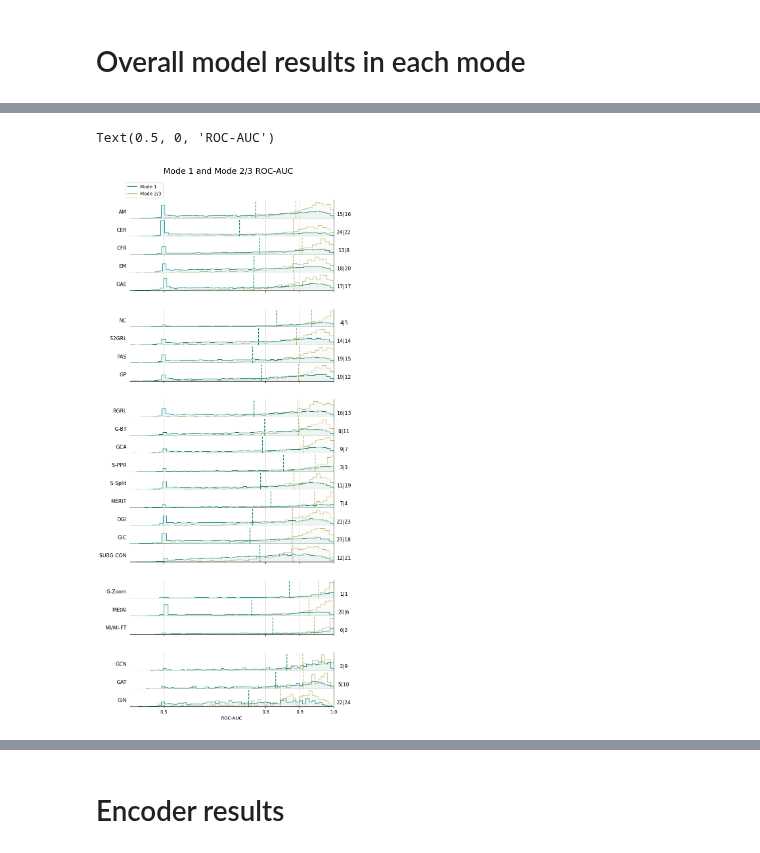
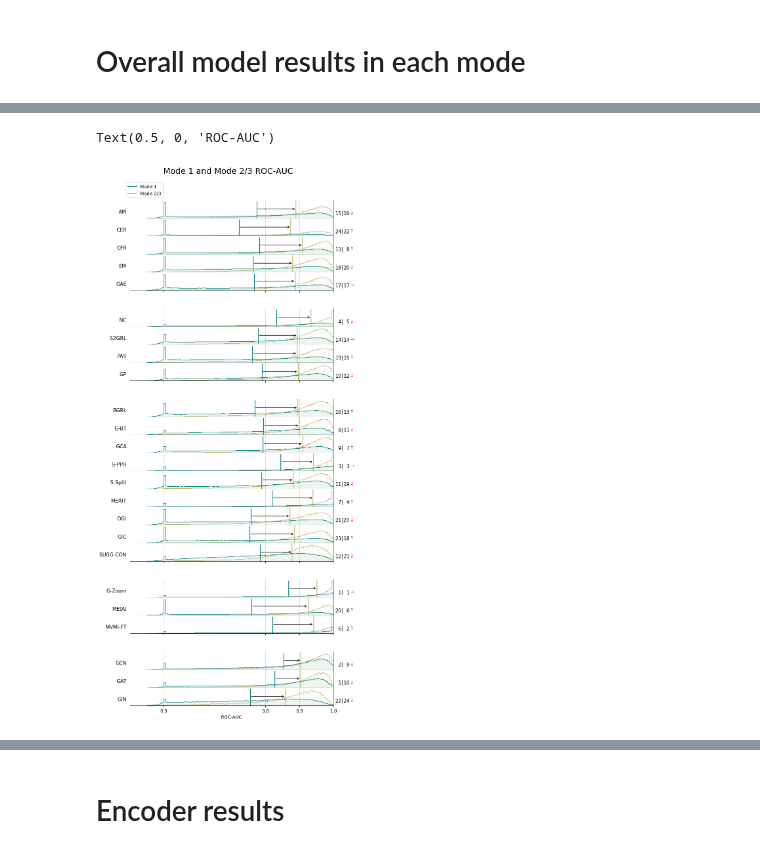
Before and after one commit to ITU-Thesis/graphworld, a Jupyter notebook: evaluation/global_analysis.ipynb, the cells around one changed output, grey strips where cells are left out. Drawn from its saved outputs; the diff is of its cells as text; code cells hidden in the pictures.

```diff
--- a/evaluation/global_analysis.ipynb
+++ b/evaluation/global_analysis.ipynb
@@ -139,11 +119,11 @@ def plot_histogram(model_data, model,bins, fig, ax):
     ax.spines['left'].set_visible(False)
     fig.add_subplot(ax)
 # %%
-df = all_models_df.sample(150_000)
+df = all_models_df
 color_palette = { 'Mode 1': 'darkkhaki', 'Mode 2/3': 'teal' }
 
 models_with_positions = GENERATION_ALL + AUXILIARY_ALL + CONTRAST_ALL + HYBRID_ALL + BASELINES
-bins = np.linspace(0.45, 1.0, num=80)
+bins = np.linspace(0.45, 1.0, num=100)
 n_rows = len(models_with_positions) + 4
 
 fig = plt.figure(figsize=(8, 20))
@@ -169,50 +149,94 @@ for models_in_category in [GENERATION_ALL, AUXILIARY_ALL, CONTRAST_ALL, HYBRID_A
         sns.histplot(model_data, x=TEST_METRIC, hue='Experiment',
                      stat='percent', common_norm=False,
                      element='step', fill=True,
-                     alpha=0.05, bins=60,
+                     alpha=0.05, bins=bins,
                      palette=color_map,
                      ax=ax)
 
         means = model_data.groupby('Experiment')[TEST_METRIC].mean()
         maxs = model_data.groupby('Experiment')[TEST_METRIC].max()
 
-        ax.plot([means.loc['Mode 1']] * 2, [0, ax.get_ylim()[1]], color=color_map['Mode 1'], linestyle='--', zorder=0)
-        ax.plot([means.loc['Mode 2/3']] * 2, [0, ax.get_ylim()[1]], color=color_map['Mode 2/3'], linestyle='--', zorder=0)
+        # Dashed line for the mean
+        # ax.plot([means.loc['Mode 1']] * 2, [0, ax.get_ylim()[1]], color=color_map['Mode 1'], linestyle='--', zorder=0)
+        # ax.plot([means.loc['Mode 2/3']] * 2, [0, ax.get_ylim()[1]], color=color_map['Mode 2/3'], linestyle='--', zorder=0)
+
+        # Non dashed line for the mean
+        ax.plot([means.loc['Mode 1']] * 2, [0, ax.get_ylim()[1]], color=color_map['Mode 1'], zorder=0)
+        ax.plot([means.loc['Mode 2/3']] * 2, [0, ax.get_ylim()[1]], color=color_map['Mode 2/3'], zorder=0)
+
+        ax.annotate("", xy=(means.loc['Mode 2/3'], ax.get_ylim()[1] / 2),
+            xytext=(means.loc['Mode 1'], ax.get_ylim()[1] / 2),
+            arrowprops=dict(facecolor='purple', edgecolor='black', arrowstyle='->'))
+
+
+        # Bar for the mean
+        # ax.bar(means.loc['Mode 1'], ax.get_ylim()[1], color=color_map['Mode 1'], width=0.005, align='center', zorder=0, alpha=0.6)
+        # ax.bar(means.loc['Mode 2/3'], ax.get_ylim()[1], color=color_map['Mode 2/3'], width=0.005, align='center', zorder=0, alpha=0.6)
+
+        # Triangle and circle
+        # ax.plot(means.loc['Mode 1'], ax.get_ylim()[1] / 2, marker='o', markersize=8, color=color_map['Mode 1'], linestyle='', zorder=3)
+        # ax.plot(means.loc['Mode 2/3'], ax.get_ylim()[1] / 2, marker='^', markersize=8, color=color_map['Mode 2/3'], linestyle='', zorder=3)
+
+        # Annotation for the mean
+        # ax.annotate(f"Mode 1 Mean: {means.loc['Mode 1']:.3f}", xy=(means.loc['Mode 1'], ax.get_ylim()[1] * 0.9), fontsize=8, color=color_map['Mode 1'], ha='center', va='center')
+        # ax.annotate(f"Mode 2/3 Mean: {means.loc['Mode 2/3']:.3f}", xy=(means.loc['Mode 2/3'], ax.get_ylim()[1] * 0.8), fontsize=8, color=color_map['Mode 2/3'], ha='center', va='center')
+
+        # Shaded region
+        # ax.axvspan(means.loc['Mode 1'] - 0.01, means.loc['Mode 1'] + 0.01, color=color_map['Mode 1'], alpha=0.3, zorder=1)
+        # ax.axvspan(means.loc['Mode 2/3'] - 0.01, means.loc['Mode 2/3'] + 0.01, color=color_map['Mode 2/3'], alpha=0.3, zorder=1)
+
 
 
         ylabel = ax.set_ylabel(model)
         ylabel = ax.set_ylabel(model_abbreviations[model], rotation=0, size=11, ha='right')
-        ylabel.set_position((-.1, 0.2))
+        ylabel.set_position((-.1, .2))
 
-        # Add rank information
+
+
+        # Add rank
         mode1_rank = model_data.iloc[0]['Mode 1 rank']
         mode23_rank = model_data.iloc[0]['Mode 2/3 rank']
-        rank_text = f"{mode1_rank}|{mode23_rank}"
-        ax.annotate(rank_text, xy=(1.05, 0.2), xycoords="axes fraction", fontsize=11, ha='center', va='center')
+        mode1_rank_x, rank_y = 1.04, .25
+        rank_props = { 'xycoords': 'axes fraction', 'fontsize': 11, 'ha': 'right', 'va': 'center'}
+
+        ax.annotate(f"{mode1_rank:2}", xy=(mode1_rank_x, rank_y), **rank_props)
+        ax.annotate('|', xy=(mode1_rank_x + .007, rank_y), **rank_props)
+        ax.annotate(f"{mode23_rank:2}", xy=(mode1_rank_x + .04, rank_y), **rank_props)
+
+
+        if mode1_rank > mode23_rank:
+            arrow_direction = u'\u2191'
+            arrow_color = 'green'
+        elif mode23_rank > mode1_rank :
+            arrow_direction = u'\u2193'
+            arrow_color = 'red'
+        else:
+            arrow_direction = u'\u2192'
+            arrow_color = 'gray'
+
+        ax.annotate(arrow_direction, xy=(1.04, .2), xycoords="axes fraction", xytext=(1.08, 0.20),
+                    textcoords="axes fraction", fontsize=11, color=arrow_color)
 
 
         ax.get_legend().remove()
         ax.yaxis.set_ticks([])
         ax.yaxis.set_ticklabels([])
         ax.spines['top'].set_visible(False)
         ax.spines['right'].set_visible(True)
         ax.spines['left'].set_visible(False)
         ax.xaxis.grid(True, linestyle='--', linewidth=0.5)
         ax.set_xlim([0.4, 1.0])
         axes[-1].set_xticks([0.5, 0.8, 0.9, 1])
         cur_idx += 1
 
         if cur_idx < n_rows:
             ax.set_xlabel('')
             ax.set_xticklabels([])
 
         fig.add_subplot(ax)
 
 
 axes[-1].set_xlabel('ROC-AUC')
-# axes[0].annotate('Mode 1 rank | Mode 2/3 rank', xy=(1.05, 0.2), xytext=(1.02, 1.8), ha='left',
-#                  va='center', fontsize=11, arrowprops=dict(facecolor='black', shrink=0.05), clip_on=False)
-# axes[0].annotate('Mode 1 rank | Mode 2/3 rank', xy=(1.07, 1.9), xycoords="axes fraction", fontsize=13, ha='center', va='center')
 # %% [output]
 Text(0.5, 0, 'ROC-AUC')
-[figure, old version]
+[figure, new version]
```
Also changed, not shown: parts of 15 cells of this notebook, 5 other files.
